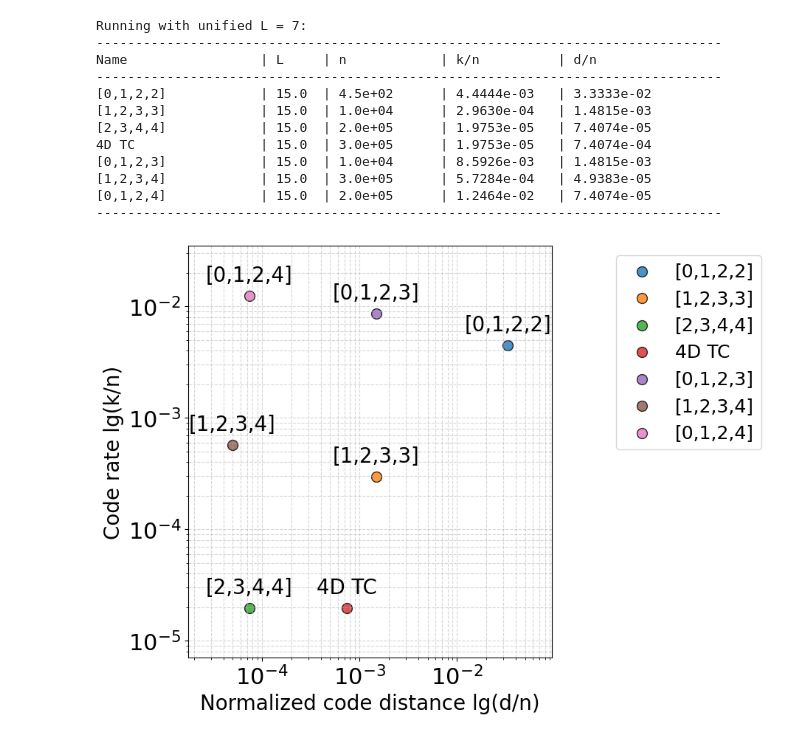
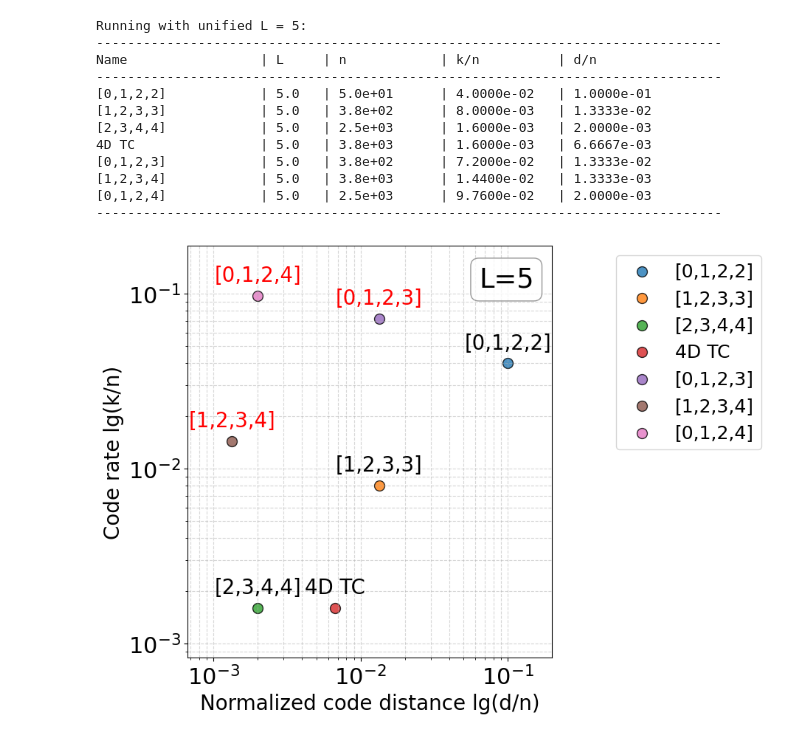
Before and after one commit to yuziyuon/QuantumBootstrapProduct, a Jupyter notebook: Comparision_of_code_parameters.ipynb, the cells around one changed output. Saved outputs shown, nothing was run; the diff lists cells and outputs as text; code cells hidden in the pictures.

```diff
--- a/Comparision_of_code_parameters.ipynb
+++ b/Comparision_of_code_parameters.ipynb
@@ -100,14 +100,20 @@ def analyze_and_plot_codes(L_config, show_labels=False, font_size=12, log_scale=
     plt.rcParams.update({'font.size': font_size})
     fig, ax = plt.subplots(figsize=(10, 7))
 
+    # Identify which labels need to be colored red
+    red_labels = ["[0,1,2,3]", "[0,1,2,4]", "[1,2,3,4]"]
+
     # Plot each point
     for res in results:
         ax.scatter(res["d_n"], res["k_n"], label=res["name"], s=100, alpha=0.8, edgecolors='k')
 
         if show_labels:
+            # 1) Label specific points by red (text only, point color remains unchanged)
+            text_color = 'red' if res["name"] in red_labels else 'black'
+
             ax.annotate(res["name"], (res["d_n"], res["k_n"]),
             xytext=(0, 10), textcoords='offset points',
-            ha='center', va='bottom', fontsize=font_size * 0.9)
+            ha='center', va='bottom', fontsize=font_size * 0.9, color=text_color)
 
     # Axis scales
     if log_scale:
@@ -115,12 +121,20 @@ def analyze_and_plot_codes(L_config, show_labels=False, font_size=12, log_scale=
         ax.set_yscale("log")
 
     # Labels
-    ax.set_xlabel("Normalized code distance lg(d/n)",fontsize=20)
-    ax.set_ylabel("Code rate lg(k/n)",fontsize=20)
+    ax.set_xlabel("Normalized code distance lg(d/n)", fontsize=20)
+    ax.set_ylabel("Code rate lg(k/n)", fontsize=20)
 
     # Grid and Legend
     ax.grid(True, which="both", ls="--", alpha=0.5)
     ax.legend(bbox_to_anchor=(1.15, 1), loc='upper left', fontsize=18)
+
+    # 2) Put a caption "L=L_config" in the output figure (upper right side)
+    caption_text = f"L={L_config}"
+    # Transform is set to relative axis coordinates (0,0 is bottom-left, 1,1 is top-right)
+    ax.text(0.95, 0.95, caption_text, transform=ax.transAxes,
+            ha='right', va='top', fontsize=font_size * 1.2,
+            bbox=dict(boxstyle='round,pad=0.3', facecolor='white', alpha=0.8, edgecolor='gray'))
+
     def expand_axis(original_min, original_max, expansion_factor, is_log):
         if is_log:
             # Convert to log domain
@@ -139,50 +153,53 @@ def analyze_and_plot_codes(L_config, show_labels=False, font_size=12, log_scale=
             span = original_max - original_min
             new_span = span * expansion_factor
             return center - new_span / 2.0, center + new_span / 2.0
+
     # Get current limits determined by matplotlib based on data
     cur_xlim = ax.get_xlim()
     cur_ylim = ax.get_ylim()
+
     # Calculate new limits
     new_xlim = expand_axis(cur_xlim[0], cur_xlim[1], 1.2, log_scale)
     new_ylim = expand_axis(cur_ylim[0], cur_ylim[1], 1.2, log_scale)
+
     # Set new limits
     ax.set_xlim(new_xlim)
     ax.set_ylim(new_ylim)
     # -------------------------------------------------------------------------
     plt.tight_layout()
     plt.show()
 
 # ==========================================
 # Example Usage
 # ==========================================
 
 if __name__ == "__main__":
     # Case 1: Unified L for all codes
-    print("Running with unified L = 7:")
-    analyze_and_plot_codes(L_config=15, show_labels=True, log_scale=True, font_size=22)
+    print("Running with unified L = 5:")
+    analyze_and_plot_codes(L_config=5, show_labels=True, log_scale=True, font_size=22)
 
     # Case 2: Independent L values (Uncomment to test)
     # custom_L = {
     #     "[0,1,2,2]": 8,
     #     "[1,2,3,3]": 10,
     #     "4D TC": 12,
     #     "[0,1,2,4]": 20
     # }
     # print("\nRunning with custom L configuration:")
     # analyze_and_plot_codes(L_config=custom_L, show_labels=True, log_scale=True)
 # %% [output]
-Running with unified L = 7:
+Running with unified L = 5:
 --------------------------------------------------------------------------------
 Name                 | L     | n            | k/n          | d/n
 --------------------------------------------------------------------------------
-[0,1,2,2]            | 15.0  | 4.5e+02      | 4.4444e-03   | 3.3333e-02
-[1,2,3,3]            | 15.0  | 1.0e+04      | 2.9630e-04   | 1.4815e-03
-[2,3,4,4]            | 15.0  | 2.0e+05      | 1.9753e-05   | 7.4074e-05
-4D TC                | 15.0  | 3.0e+05      | 1.9753e-05   | 7.4074e-04
-[0,1,2,3]            | 15.0  | 1.0e+04      | 8.5926e-03   | 1.4815e-03
-[1,2,3,4]            | 15.0  | 3.0e+05      | 5.7284e-04   | 4.9383e-05
-[0,1,2,4]            | 15.0  | 2.0e+05      | 1.2464e-02   | 7.4074e-05
+[0,1,2,2]            | 5.0   | 5.0e+01      | 4.0000e-02   | 1.0000e-01
+[1,2,3,3]            | 5.0   | 3.8e+02      | 8.0000e-03   | 1.3333e-02
+[2,3,4,4]            | 5.0   | 2.5e+03      | 1.6000e-03   | 2.0000e-03
+4D TC                | 5.0   | 3.8e+03      | 1.6000e-03   | 6.6667e-03
+[0,1,2,3]            | 5.0   | 3.8e+02      | 7.2000e-02   | 1.3333e-02
+[1,2,3,4]            | 5.0   | 3.8e+03      | 1.4400e-02   | 1.3333e-03
+[0,1,2,4]            | 5.0   | 2.5e+03      | 9.7600e-02   | 2.0000e-03
 --------------------------------------------------------------------------------
-[figure, old version]
+[figure, new version]
 # %%
 e
```
